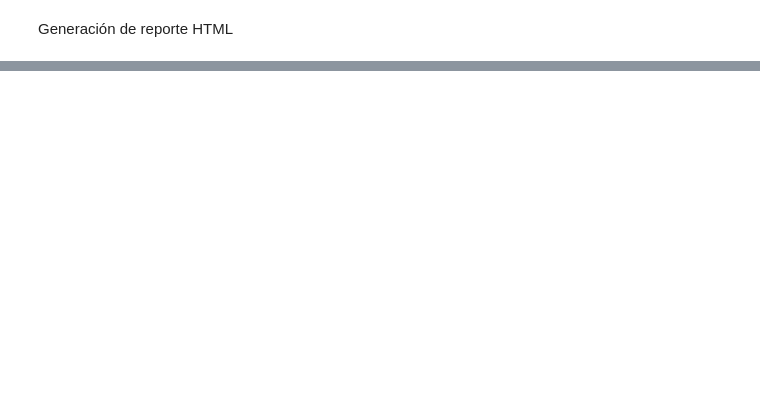
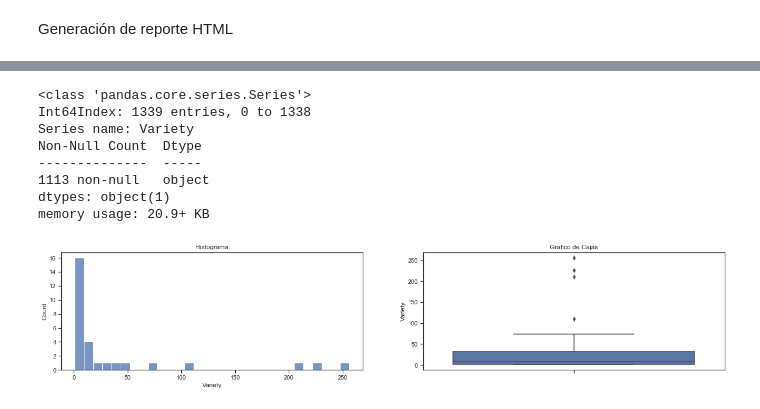
Before and after one commit to romeroelena16/PythonAnalytics, a Jupyter notebook: src/eda.ipynb, the cells around one changed output, grey strips where cells are left out. Cells and saved outputs as stored; diff of their text form; code cells hidden in the pictures; blank space fills up the shorter version.

```diff
--- a/src/eda.ipynb
+++ b/src/eda.ipynb
@@ -35 +122,29 @@ df_main['Species'].value_counts(), df_main['Species'].value_counts(normalize=Tru
+# %%
+def diagnostic_categorico_plot(df, variable):
+    # Define el tamaño de la grafica
+    plt.figure(figsize = (22,4))
+
+    # Histograma
+    plt.subplot(1,2,1)
+    sns.histplot(df[variable].value_counts(), bins = 30)
+    plt.title('Histograma')
+
+    # Grafica de Caja
+    plt.subplot(1,2,2)
+    sns.boxplot(y=df[variable].value_counts())
+    plt.title('Grafico de Cajas')
+
+    df[variable].info()
+# %%
+diagnostic_categorico_plot(df_main,'Variety')
+# %% [output]
+<class 'pandas.core.series.Series'>
+Int64Index: 1339 entries, 0 to 1338
+Series name: Variety
+Non-Null Count  Dtype
+--------------  -----
+1113 non-null   object
+dtypes: object(1)
+memory usage: 20.9+ KB
+[figure, added]
 # %%
```
Also changed, not shown: parts of 14 cells of this notebook.
